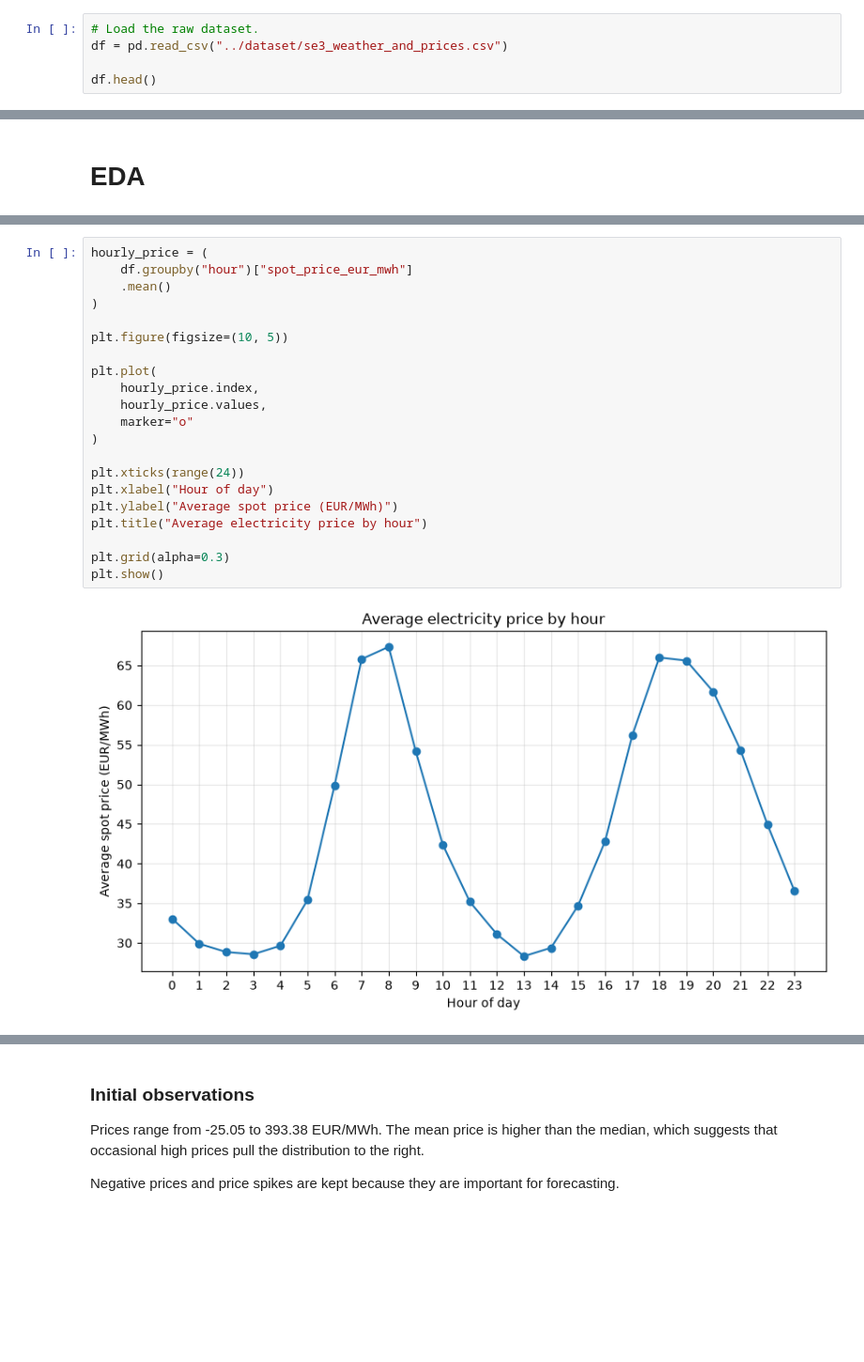
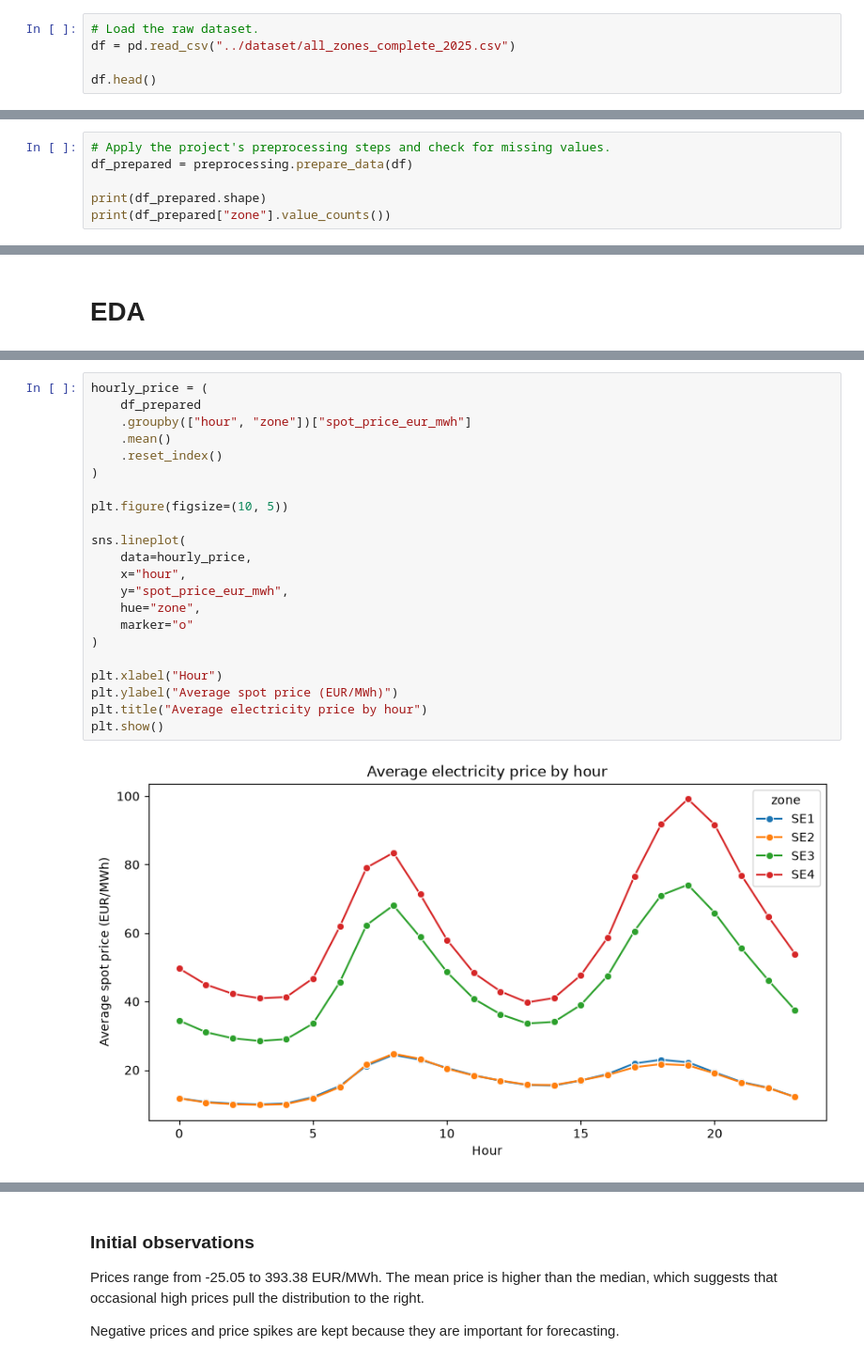
Before and after one commit to Grevendev/Predictor, a Jupyter notebook: models/eda.ipynb, the cells around one changed output, grey strips where cells are left out. Shown at 94% size. Drawn from its saved outputs; the diff is of its cells as text; blank space fills up the shorter version.

```diff
--- a/models/eda.ipynb
+++ b/models/eda.ipynb
@@ -19,6 +22,6 @@ import matplotlib.pyplot as plt
 # %%
 # Load the raw dataset.
-df = pd.read_csv("../dataset/se3_weather_and_prices.csv")
+df = pd.read_csv("../dataset/all_zones_complete_2025.csv")
 
 df.head()
 # %% [output]
@@ -54,0 +39,6 @@ df.shape
+# %%
+# Apply the project's preprocessing steps and check for missing values.
+df_prepared = preprocessing.prepare_data(df)
+
+print(df_prepared.shape)
+print(df_prepared["zone"].value_counts())
@@ -190,24 +279,25 @@ df["hour"] = df["timestamp_local"].dt.hour
 # %%
 hourly_price = (
-    df.groupby("hour")["spot_price_eur_mwh"]
+    df_prepared
+    .groupby(["hour", "zone"])["spot_price_eur_mwh"]
     .mean()
+    .reset_index()
 )
 
 plt.figure(figsize=(10, 5))
 
-plt.plot(
-    hourly_price.index,
-    hourly_price.values,
+sns.lineplot(
+    data=hourly_price,
+    x="hour",
+    y="spot_price_eur_mwh",
+    hue="zone",
     marker="o"
 )
 
-plt.xticks(range(24))
-plt.xlabel("Hour of day")
+plt.xlabel("Hour")
 plt.ylabel("Average spot price (EUR/MWh)")
 plt.title("Average electricity price by hour")
-
-plt.grid(alpha=0.3)
 plt.show()
 # %% [output]
-[figure, old version]
+[figure, new version]
 # %%
```
Also changed, not shown: parts of 34 cells of this notebook, 1 other file.
